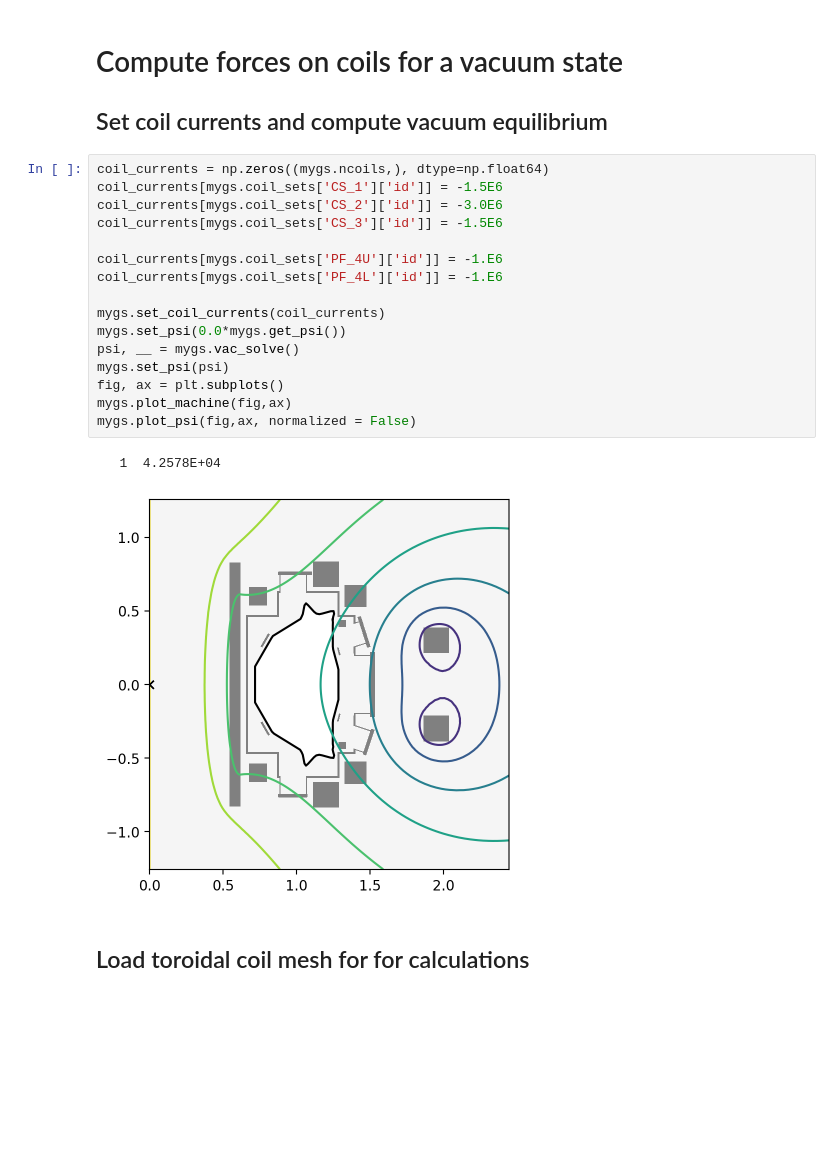
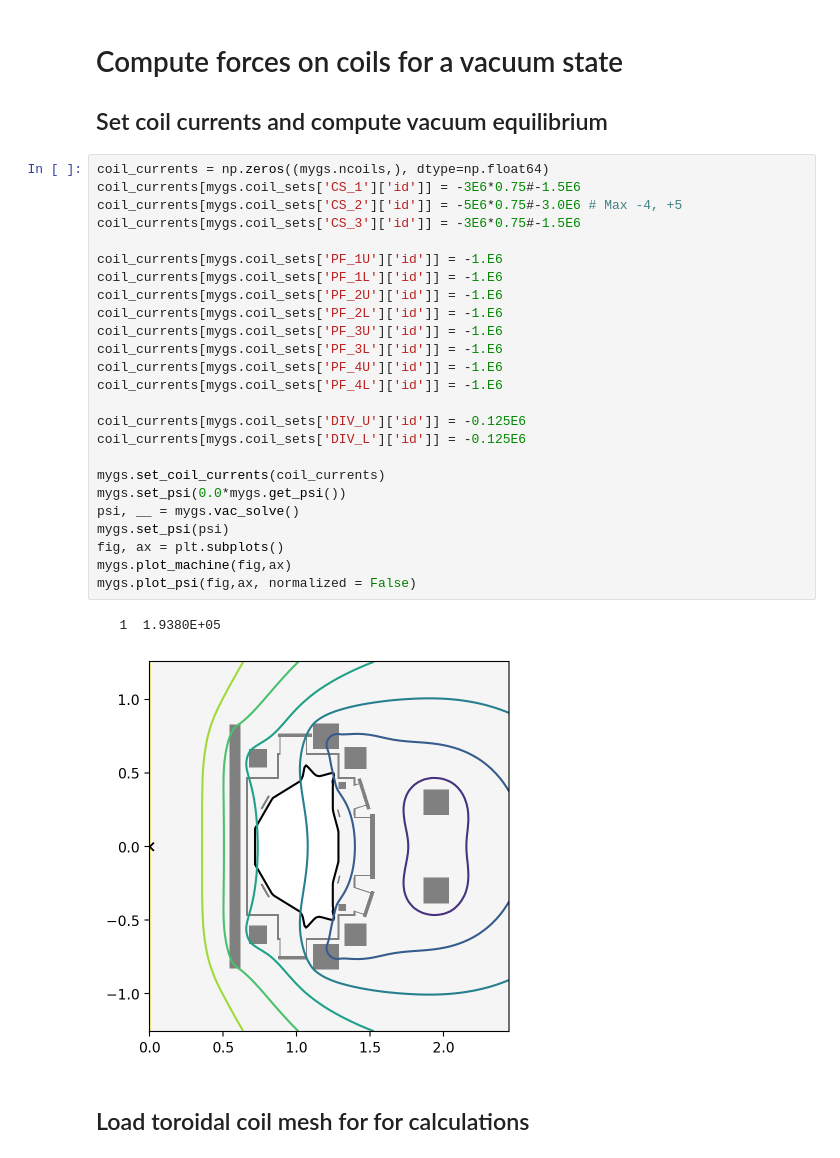
Before and after one commit to hansec/CU_NextStep, a Jupyter notebook: NextStep_coil_forces_0801.ipynb, the cells around one changed output. Cells and saved outputs as stored; diff of their text form; blank space fills up the shorter version.

```diff
--- a/NextStep_coil_forces_0801.ipynb
+++ b/NextStep_coil_forces_0801.ipynb
@@ -60,23 +60,32 @@ Complex Precisions    =    4   8
 ## Set coil currents and compute vacuum equilibrium
 # %%
 coil_currents = np.zeros((mygs.ncoils,), dtype=np.float64)
-coil_currents[mygs.coil_sets['CS_1']['id']] = -1.5E6
-coil_currents[mygs.coil_sets['CS_2']['id']] = -3.0E6
-coil_currents[mygs.coil_sets['CS_3']['id']] = -1.5E6
+coil_currents[mygs.coil_sets['CS_1']['id']] = -3E6*0.75#-1.5E6
+coil_currents[mygs.coil_sets['CS_2']['id']] = -5E6*0.75#-3.0E6 # Max -4, +5
+coil_currents[mygs.coil_sets['CS_3']['id']] = -3E6*0.75#-1.5E6
 
+coil_currents[mygs.coil_sets['PF_1U']['id']] = -1.E6
+coil_currents[mygs.coil_sets['PF_1L']['id']] = -1.E6
+coil_currents[mygs.coil_sets['PF_2U']['id']] = -1.E6
+coil_currents[mygs.coil_sets['PF_2L']['id']] = -1.E6
+coil_currents[mygs.coil_sets['PF_3U']['id']] = -1.E6
+coil_currents[mygs.coil_sets['PF_3L']['id']] = -1.E6
 coil_currents[mygs.coil_sets['PF_4U']['id']] = -1.E6
 coil_currents[mygs.coil_sets['PF_4L']['id']] = -1.E6
+
+coil_currents[mygs.coil_sets['DIV_U']['id']] = -0.125E6
+coil_currents[mygs.coil_sets['DIV_L']['id']] = -0.125E6
 
 mygs.set_coil_currents(coil_currents)
 mygs.set_psi(0.0*mygs.get_psi())
 psi, __ = mygs.vac_solve()
 mygs.set_psi(psi)
 fig, ax = plt.subplots()
 mygs.plot_machine(fig,ax)
 mygs.plot_psi(fig,ax, normalized = False)
 # %% [output]
-   1  4.2578E+04
+   1  1.9380E+05
-[figure, old version]
+[figure, new version]
 # %% [markdown]
 ## Load toroidal coil mesh for for calculations
 # %%
```
Also changed, not shown: parts of 9 cells of this notebook, 37 other files.
